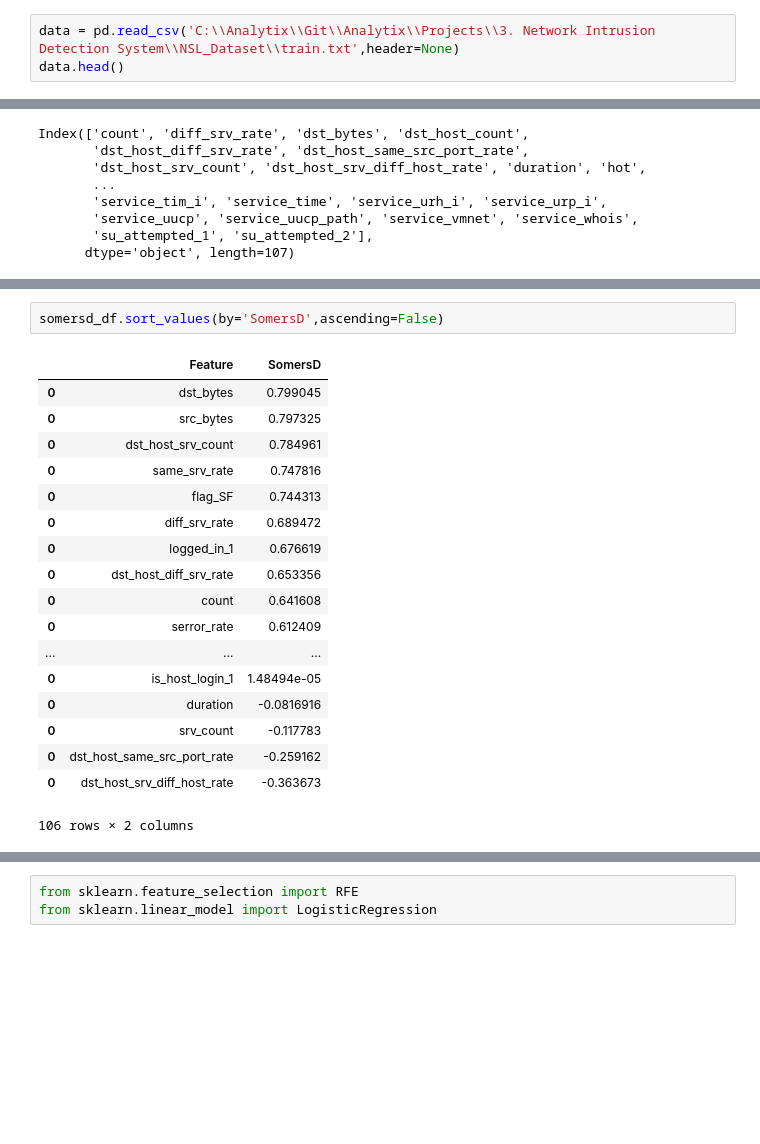
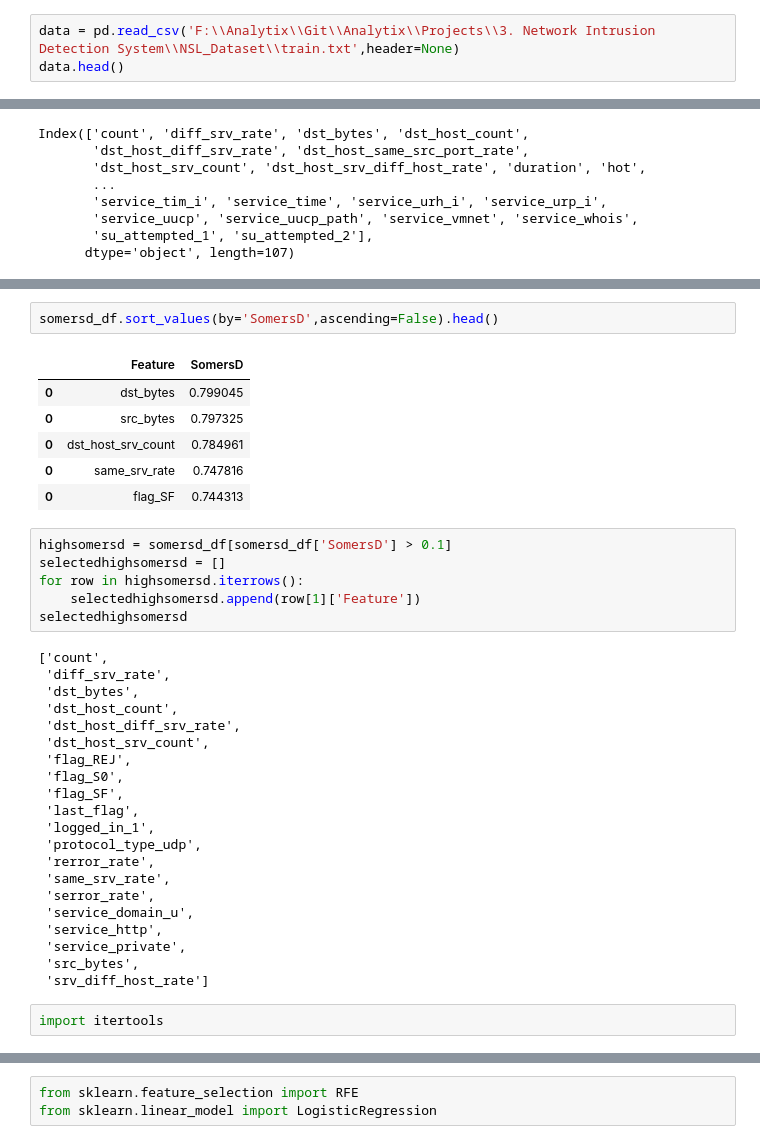
Before and after one commit to devarun07/Analytix, a Jupyter notebook: Projects/3. Network Intrusion Detection System/Project-3.ipynb, the cells around one changed output, grey strips where cells are left out. Drawn from its saved outputs; the diff is of its cells as text; blank space fills up the shorter version.

```diff
--- a/Projects/3. Network Intrusion Detection System/Project-3.ipynb
+++ b/Projects/3. Network Intrusion Detection System/Project-3.ipynb
@@ -6,7 +6,7 @@ from matplotlib import pyplot as plt
 import pandas_profiling
 from sklearn.preprocessing import OneHotEncoder, LabelEncoder
 # %%
-data = pd.read_csv('C:\\Analytix\\Git\\Analytix\\Projects\\3. Network Intrusion Detection System\\NSL_Dataset\\train.txt',header=None)
+data = pd.read_csv('F:\\Analytix\\Git\\Analytix\\Projects\\3. Network Intrusion Detection System\\NSL_Dataset\\train.txt',header=None)
 data.head()
 # %% [output]
 |  | 0 | 1 | 2 | 3 | 4 | 5 | 6 | 7 | 8 | 9 | ... | ... |
@@ -500,21 +450,38 @@ service_iso_tsap
 # %%
-somersd_df.sort_values(by='SomersD',ascending=False)
+somersd_df.sort_values(by='SomersD',ascending=False).head()
 # %% [output]
 |  | Feature | SomersD |
 | 0 | dst_bytes | 0.799045 |
 | 0 | src_bytes | 0.797325 |
 | 0 | dst_host_srv_count | 0.784961 |
 | 0 | same_srv_rate | 0.747816 |
 | 0 | flag_SF | 0.744313 |
-| 0 | diff_srv_rate | 0.689472 |
-| 0 | logged_in_1 | 0.676619 |
-| 0 | dst_host_diff_srv_rate | 0.653356 |
-| 0 | count | 0.641608 |
-| 0 | serror_rate | 0.612409 |
-| ... | ... | ... |
-| 0 | is_host_login_1 | 1.48494e-05 |
-| 0 | duration | -0.0816916 |
-| 0 | srv_count | -0.117783 |
-| 0 | dst_host_same_src_port_rate | -0.259162 |
-| 0 | dst_host_srv_diff_host_rate | -0.363673 |
-106 rows × 2 columns
+# %%
+highsomersd = somersd_df[somersd_df['SomersD'] > 0.1]
+selectedhighsomersd = []
+for row in highsomersd.iterrows():
+    selectedhighsomersd.append(row[1]['Feature'])
+selectedhighsomersd
+# %% [output]
+['count',
+ 'diff_srv_rate',
+ 'dst_bytes',
+ 'dst_host_count',
+ 'dst_host_diff_srv_rate',
+ 'dst_host_srv_count',
+ 'flag_REJ',
+ 'flag_S0',
+ 'flag_SF',
+ 'last_flag',
+ 'logged_in_1',
+ 'protocol_type_udp',
+ 'rerror_rate',
+ 'same_srv_rate',
+ 'serror_rate',
+ 'service_domain_u',
+ 'service_http',
+ 'service_private',
+ 'src_bytes',
+ 'srv_diff_host_rate']
+# %%
+import itertools
```
Also changed, not shown: parts of 29 cells of this notebook, 1 other file.
